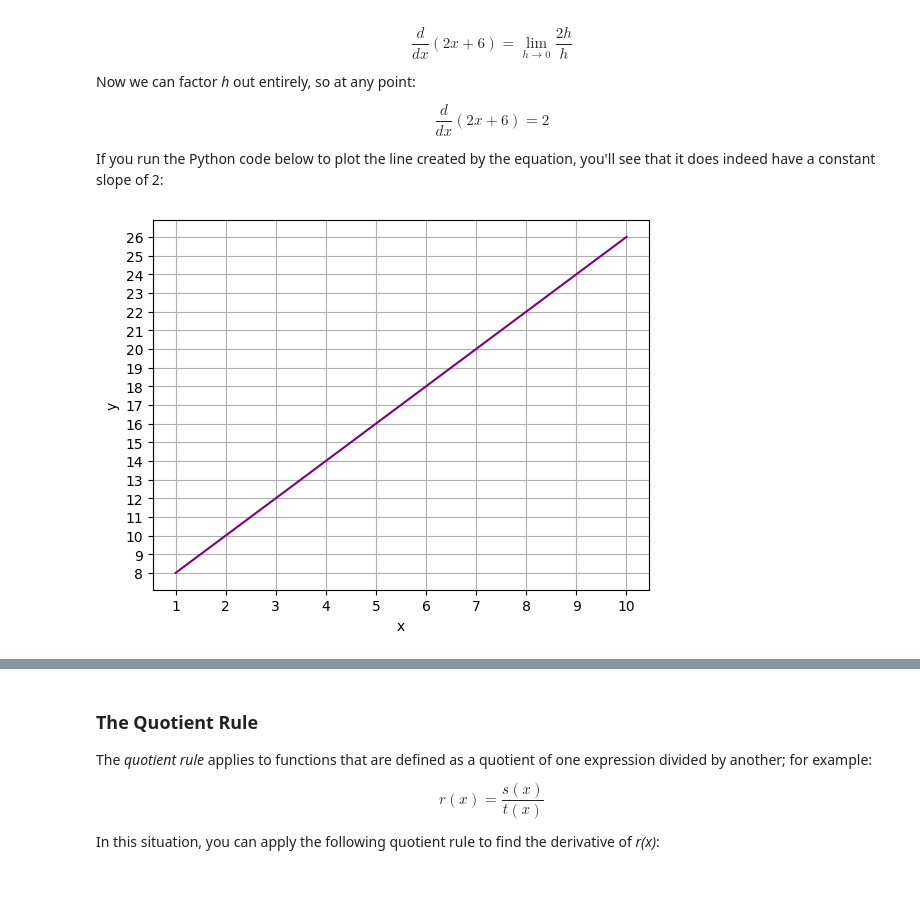
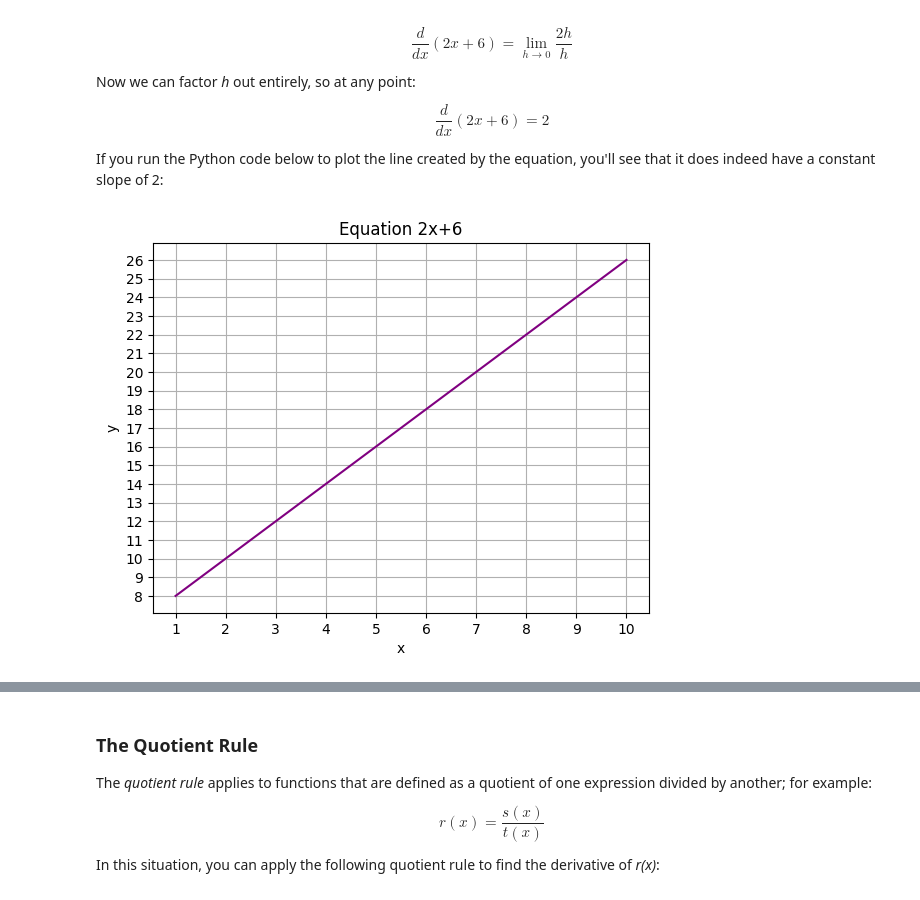
Before and after one commit to Alvaro-diez/Desarrollo-generativa, a Jupyter notebook: solutions/5. Derivatives.ipynb, the cells around one changed output, grey strips where cells are left out. Cells and saved outputs as stored; diff of their text form; code cells hidden in the pictures.

```diff
--- a/solutions/5. Derivatives.ipynb
+++ b/solutions/5. Derivatives.ipynb
@@ -490,27 +486,27 @@ If you run the Python code below to plot the line created by the equation, you'l
 # %%
 %matplotlib inline
 from matplotlib import pyplot as plt
 
 # Create an array of x values from 0 to 10 to plot
 x = list(range(1, 11))
 
 # Use the function to get the y values
 y = [(2*i) + 6 for i in x]
 
 # Set up the graph
 plt.xlabel('x')
 plt.xticks(range(1,11, 1))
 plt.ylabel('y')
 plt.yticks(range(8,27, 1))
 plt.grid()
 
 # Plot the function
 plt.plot(x,y, color='purple')
-
+plt.title('Equation 2x+6')
 
 plt.show()
 # %% [output]
-[figure, old version]
+[figure, new version]
 # %% [markdown]
 ## Derivative Rules and Operations
 When working with derivatives, there are some rules, or shortcuts, that you can apply to make your life easier.
```
Also changed, not shown: parts of 10 cells of this notebook, 1 other file.
